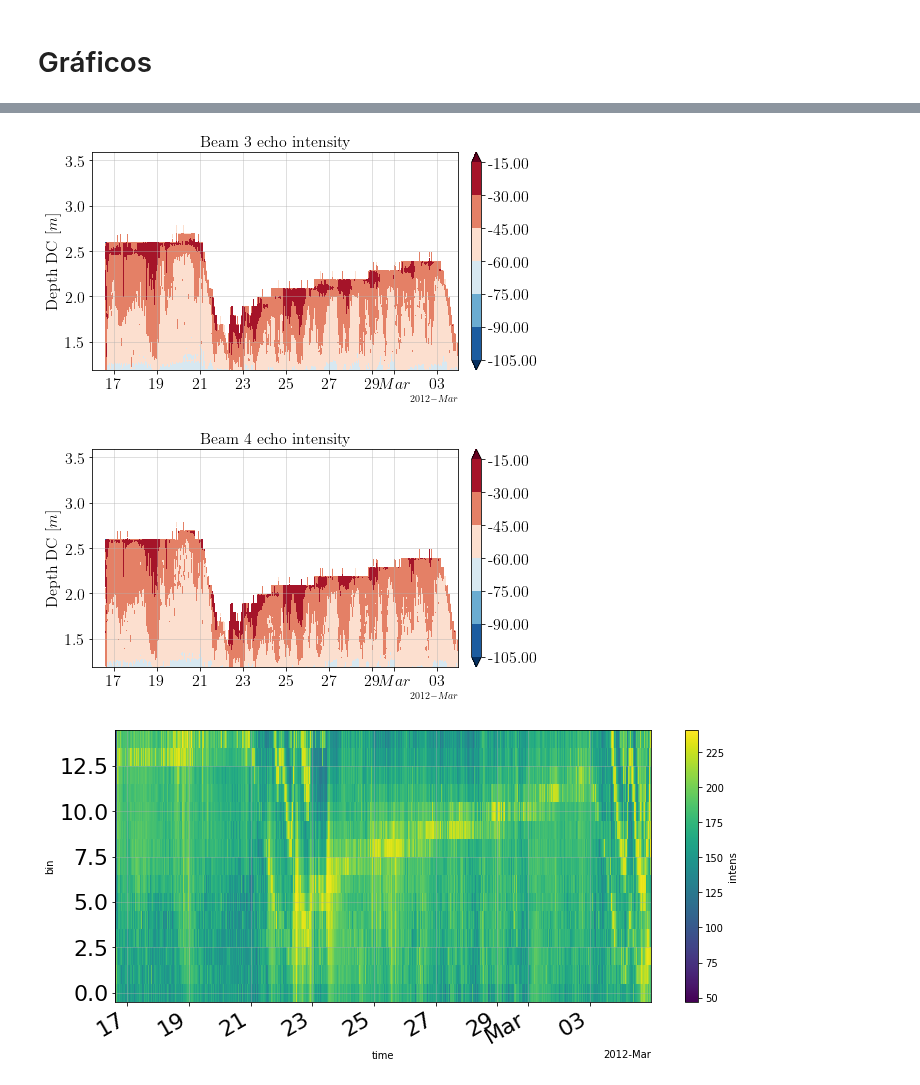
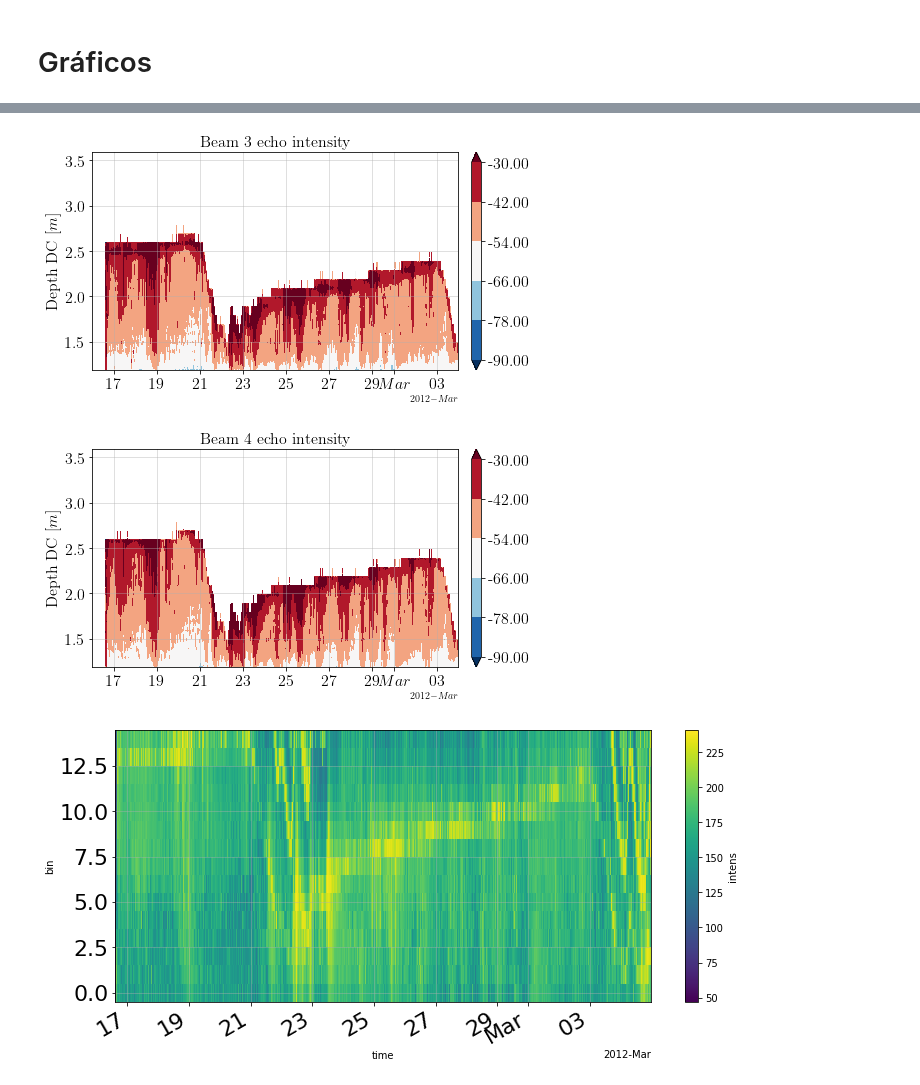
Before and after one commit to Dhannai/Thesis, a Jupyter notebook: febmar/adcp.ipynb, the cells around one changed output, grey strips where cells are left out. Cells and saved outputs as stored; diff of their text form; code cells hidden in the pictures.

```diff
--- a/febmar/adcp.ipynb
+++ b/febmar/adcp.ipynb
@@ -32,11 +32,16 @@ def to_data(date,da,s,temp):
 # adcp = xr.open_dataset("C://Users//dhann//Documents//git//dump//adcp//data//adcp2012feb.nc")
 adcp = xr.open_dataset("C://Users//Dhannai//Documents//git//dump//adcp//data//adcp2012feb.nc")
 # %%
-bks_drp = np.load("data/bks_drp.npy")
-bks_drp1 = np.load("data/bks_drp1.npy")
-bks_drp2 = np.load("data/bks_drp2.npy")
-bks_drp3 = np.load("data/bks_drp3.npy")
-bks_drp4 = np.load("data/bks_drp4.npy")
+#Importar datos de backscatter
+bks_drp = np.load("C://Users//Dhannai//Documents//git//dump//bks_drp.npy")
+bks_drp1 = np.load("C://Users//Dhannai//Documents//git//dump//bks_drp1.npy")
+bks_drp2 = np.load("C://Users//Dhannai//Documents//git//dump//bks_drp2.npy")
+bks_drp3 = np.load("C://Users//Dhannai//Documents//git//dump//bks_drp3.npy")
+bks_drp4 = np.load("C://Users//Dhannai//Documents//git//dump//bks_drp4.npy")
+# bks_drp1 = np.load("data/bks_drp1.npy")
+# bks_drp2 = np.load("data/bks_drp2.npy")
+# bks_drp3 = np.load("data/bks_drp3.npy")
+# bks_drp4 = np.load("data/bks_drp4.npy")
 # %%
 DC = sio.loadmat("C://Users//Dhannai//OneDrive//Documents//Magister//Estuario Pescadero//janmar2012//wdates_local//DC_ctds_localdates.mat")
 DC_1 = to_data(DC['tdate_dc1'], DC['da_dc1'], DC['s_dc1'], DC['temp_dc1'])
@@ -410,55 +579,55 @@ plt.show()
 # %%
 #Ajustar limites colorbar
-umin = -0.1
-umax = 0.1
-vmin = -0.1
-vmax = 0.1
-level_boundaries_u = np.linspace(umin, umax, 400)
-level_boundaries_v = np.linspace(vmin, vmax, 400)
+umin = -90
+umax = -30
+vmin = -90
+vmax = -30
+level_boundaries_u = np.linspace(umin, umax, 6)
+level_boundaries_v = np.linspace(vmin, vmax, 6)
 
 #Formato fecha
 locator = mdates.AutoDateLocator()
 formatter = mdates.ConciseDateFormatter(locator)
 
 #Inicio figura
 fig, (ax3) = plt.subplots(nrows=1, figsize=(8, 4))
 
 
 #Grafico de velocidad del agua (color map)
 ax3.set_title(r"Beam 3 echo intensity",
           fontsize=16)
 contourf_ = ax3.contourf(adcp.time, y_bin,
                          bks_drp3,
-                        #  levels=level_boundaries_v,
+                         levels=level_boundaries_v,
                          cmap=cm.RdBu_r,
-                        #  vmax=vmax, vmin=vmin,
+                         vmax=vmax, vmin=vmin,
                          extend='both')
 cbar = fig.colorbar(contourf_, ax=ax3, pad=0.03)
 cbar.ax.tick_params(labelsize=16)
 cbar.ax.yaxis.set_major_formatter(tick.FormatStrFormatter('%.2f'))
 ax3.set_ylabel(r"Depth DC "
           r"$\displaystyle[m]$",
           fontsize=16)
 ax3.grid(alpha=0.5)
 ax3.xaxis.set_tick_params(labelsize=16)
 ax3.yaxis.set_tick_params(labelsize=16)
 # ax3.plot(dc1.index, dc1['Depth'].values, c='k', alpha=0.5, linewidth=0.5)
 ax3.set_xlim(datetime.date(2012,2,16),datetime.date(2012,3,4))
 ax3.xaxis.set_major_locator(locator)
 ax3.xaxis.set_major_formatter(formatter)
 
 
 plt.show()
 # %% [output]
-[figure, old version]
+[figure, new version]
 # %%
 #Ajustar limites colorbar
-umin = -0.1
-umax = 0.1
-vmin = -0.1
-vmax = 0.1
-level_boundaries_u = np.linspace(umin, umax, 400)
-level_boundaries_v = np.linspace(vmin, vmax, 400)
+umin = -90
+umax = -30
+vmin = -90
+vmax = -30
+level_boundaries_u = np.linspace(umin, umax, 6)
+level_boundaries_v = np.linspace(vmin, vmax, 6)
 
 #Formato fecha
 locator = mdates.AutoDateLocator()
@@ -473,9 +642,9 @@ ax3.set_title(r"Beam 4 echo intensity",
           fontsize=16)
 contourf_ = ax3.contourf(adcp.time, y_bin,
                          bks_drp4,
-                        #  levels=level_boundaries_v,
+                         levels=level_boundaries_v,
                          cmap=cm.RdBu_r,
-                        #  vmax=vmax, vmin=vmin,
+                         vmax=vmax, vmin=vmin,
                          extend='both')
 cbar = fig.colorbar(contourf_, ax=ax3, pad=0.03)
 cbar.ax.tick_params(labelsize=16)
@@ -494,7 +663,7 @@ ax3.xaxis.set_major_formatter(formatter)
 
 plt.show()
 # %% [output]
-[figure, old version]
+[figure, new version]
 # %%
 fig, ax = plt.subplots(nrows=1, figsize=(12, 5))
 
```
Also changed, not shown: parts of 18 cells of this notebook.
